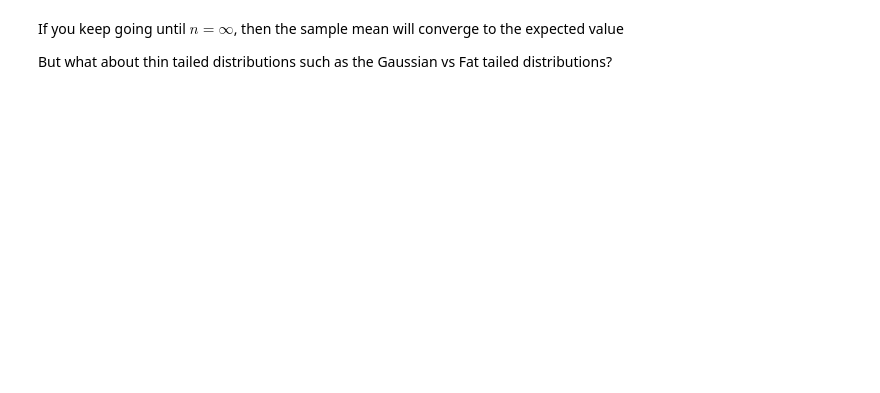
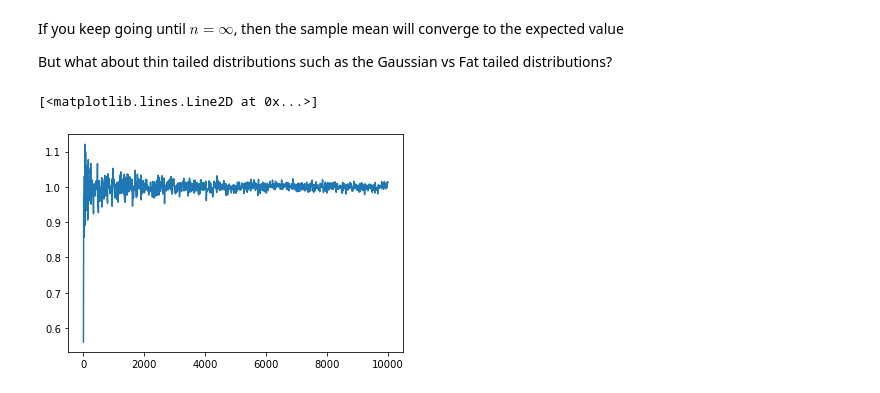
Before and after one commit to GStechschulte/autodidact, a Jupyter notebook: Statistics/LawLargeNumbers.ipynb, the cells around one changed output. Drawn from its saved outputs; the diff is of its cells as text; code cells hidden in the pictures; blank space fills up the shorter version.

```diff
--- a/Statistics/LawLargeNumbers.ipynb
+++ b/Statistics/LawLargeNumbers.ipynb
@@ -44,0 +48,19 @@ But what about thin tailed distributions such as the Gaussian vs Fat tailed dist
+# %%
+N = []
+gaussSTD = []
+paretoSTD = []
+
+
+for i in range(1000):
+    tail = np.random.pareto(1000, 10*i)
+    normal = np.random.normal(0, 1, 10*i)
+
+    paretoSTD.append(np.std(tail))
+    gaussSTD.append(np.std(normal))
+    N.append(10*i)
+# %%
+plt.plot(N, gaussSTD)
+#plt.plot(N, paretoSTD)
+# %% [output]
+[<matplotlib.lines.Line2D at 0x...>]
+[figure, added]
```
Also changed, not shown: parts of 3 cells of this notebook, 3 other files.
